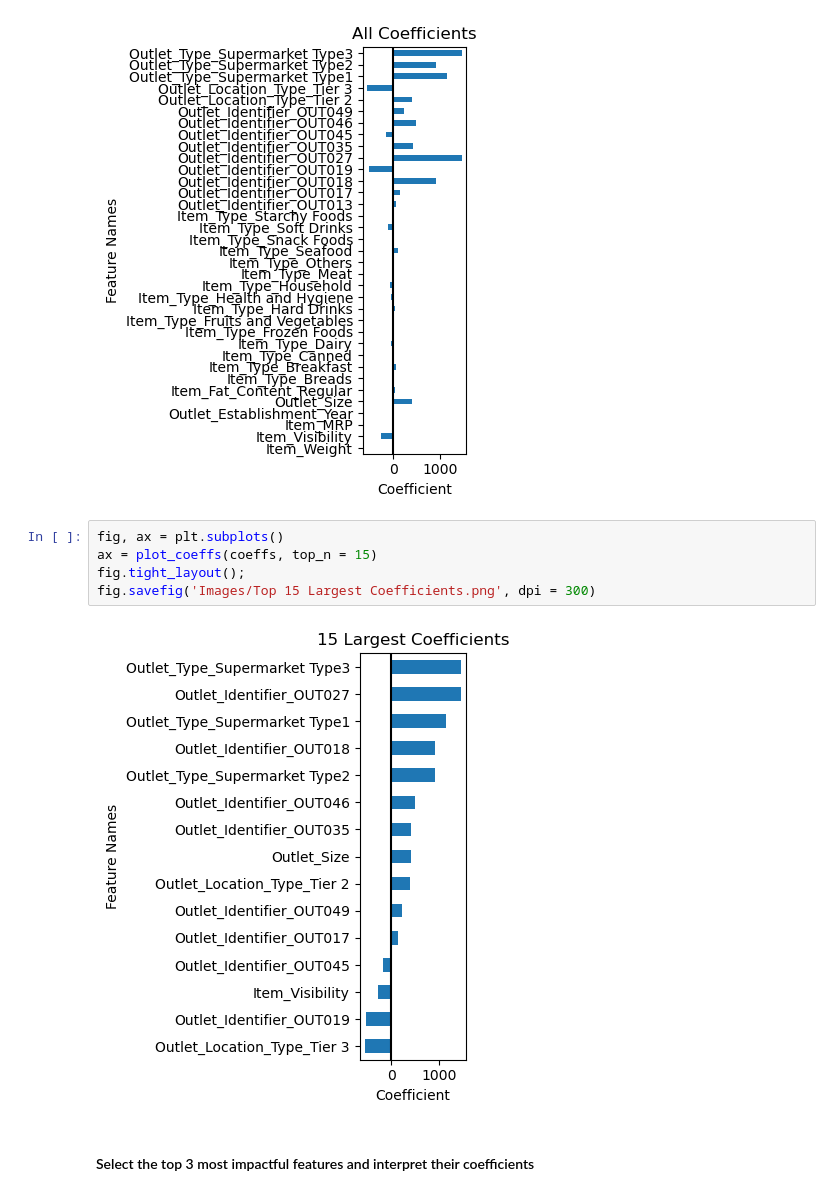
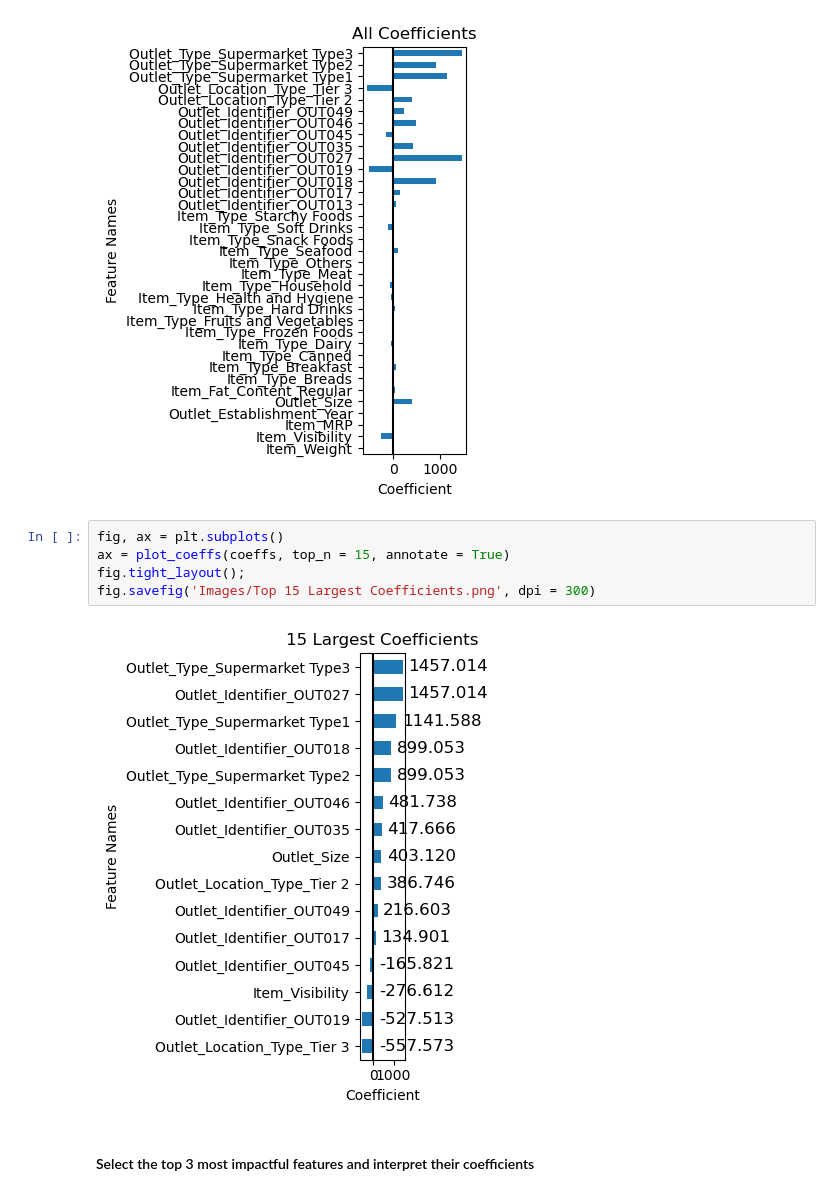
Before and after one commit to andreacohen7/Supermarket-Sales, a Jupyter notebook: Supermarket Sales.ipynb, the cells around one changed output. Drawn from its saved outputs; the diff is of its cells as text.

```diff
--- a/Supermarket Sales.ipynb
+++ b/Supermarket Sales.ipynb
@@ -577,11 +577,11 @@ fig.savefig('Images/All Coefficients.png', dpi = 300)
 [figure]
 # %%
 fig, ax = plt.subplots()
-ax = plot_coeffs(coeffs, top_n = 15)
+ax = plot_coeffs(coeffs, top_n = 15, annotate = True)
 fig.tight_layout();
 fig.savefig('Images/Top 15 Largest Coefficients.png', dpi = 300)
 # %% [output]
-[figure, old version]
+[figure, new version]
 # %% [markdown]
 #### Select the top 3 most impactful features and interpret their coefficients
 # %%
```
Also changed, not shown: 1 other file.
